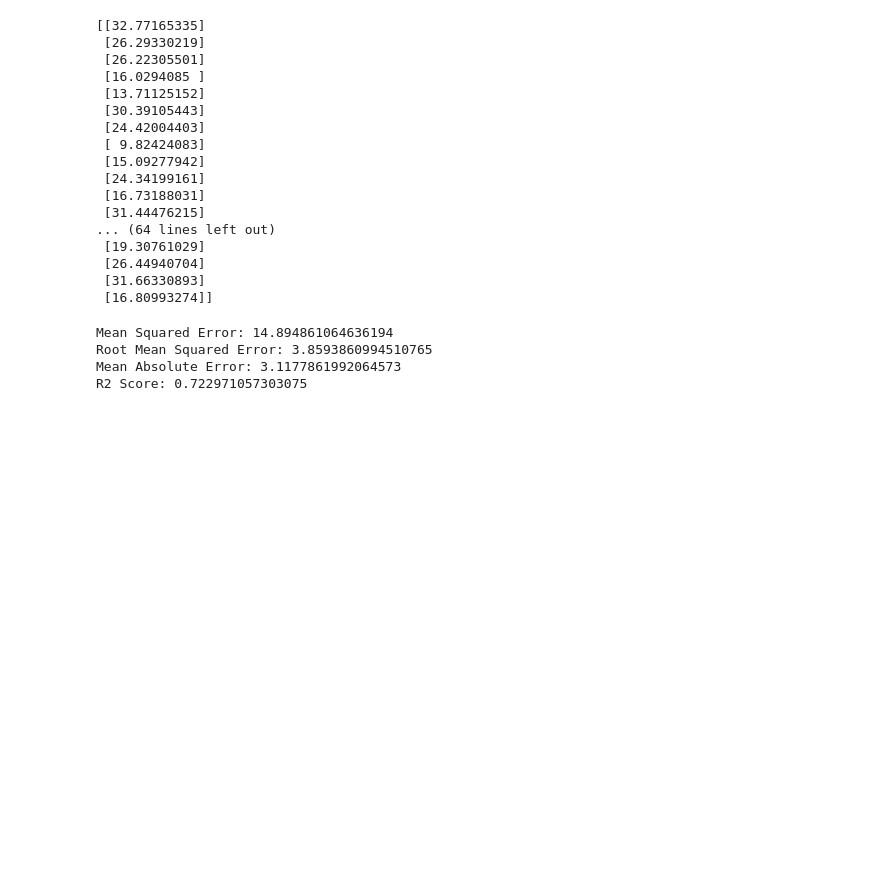
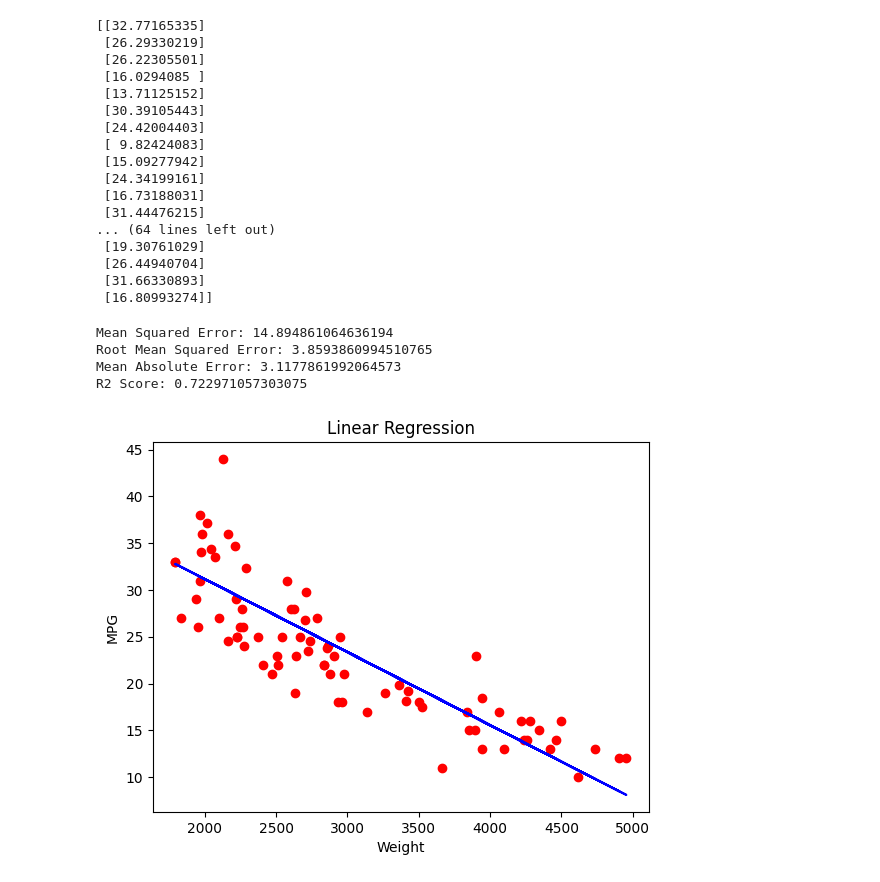
Before and after one commit to chinmayhandi/CIE-01, a Jupyter notebook: CIE_03.ipynb, the cells around one changed output. Cells and saved outputs as stored; diff of their text form; code cells hidden in the pictures; blank space fills up the shorter version.

```diff
--- a/CIE_03.ipynb
+++ b/CIE_03.ipynb
@@ -198,3 +198,12 @@ Mean Squared Error: 14.894861064636194
 Root Mean Squared Error: 3.8593860994510765
 Mean Absolute Error: 3.1177861992064573
 R2 Score: 0.722971057303075
+# %%
+plt.scatter(x_test,y_test,color='red')
+plt.plot(x_test,y_pred,color='blue')
+plt.title('Linear Regression')
+plt.xlabel('Weight')
+plt.ylabel('MPG')
+plt.show()
+# %% [output]
+[figure, added]
```
